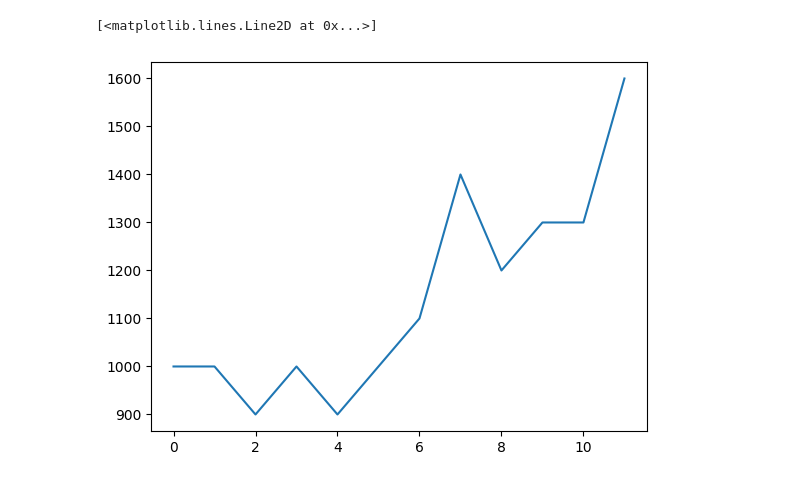
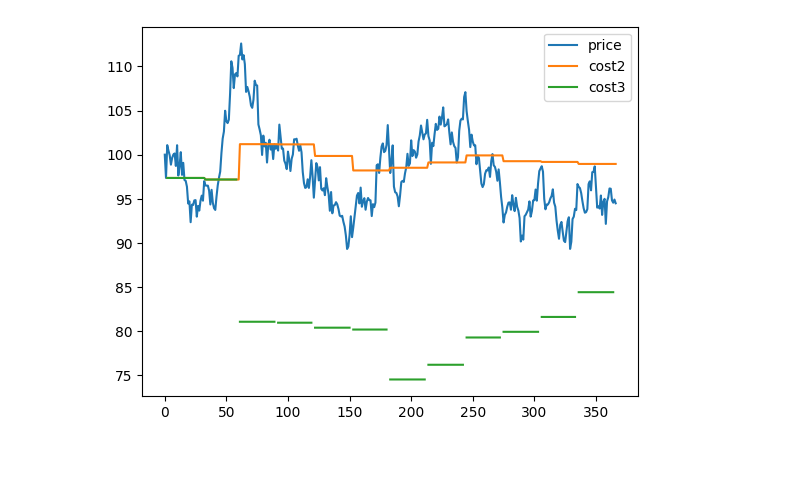
Before and after one commit to Sy-Sang/finance_utils, a Jupyter notebook: finance_utils/asset/spot/nb/nb1.ipynb, the cells around one changed output. Cells and saved outputs as stored; diff of their text form; code cells hidden in the pictures.

```diff
--- a/finance_utils/asset/spot/nb/nb1.ipynb
+++ b/finance_utils/asset/spot/nb/nb1.ipynb
@@ -6,7 +8,11 @@ from matplotlib import pyplot
 # %%
-trader = Trader(1, "2024-1-1")
+trader = Trader(0, "2024-1-1")
+trader2 = Trader(50000 * 12, "2022-1-1")
+trader3 = Trader(50000 * 12, "2022-1-1")
 # %%
 stock = Spot("10001", 100)
 short_stock = Spot("10002", 100)
+# %%
+rv = NormalDistribution(0, 0.015).rvf(366)
 # %%
-stock_pirce_list = gbm(100, 0.03/366, 0.02, "2024-1-1", "2025-1-1", "day", 1)
+stock_process = GBM(stock, rv, 100, "2025-1-1", "day", 1)
@@ -56,5 +102,8 @@ print(ir_list[-1])
 # %%
-pyplot.plot([i.shares for i in trader.position["10001"].book])
+pyplot.plot(stock_process.times_series["price"], label="price")
+pyplot.plot(cost2_list,label="cost2")
+pyplot.plot(cost3_list,label="cost3")
+pyplot.legend()
+pyplot.show()
 # %% [output]
-[<matplotlib.lines.Line2D at 0x...>]
-[figure, old version]
+[figure, new version]
```
Also changed, not shown: parts of 4 cells of this notebook, 10 other files.
